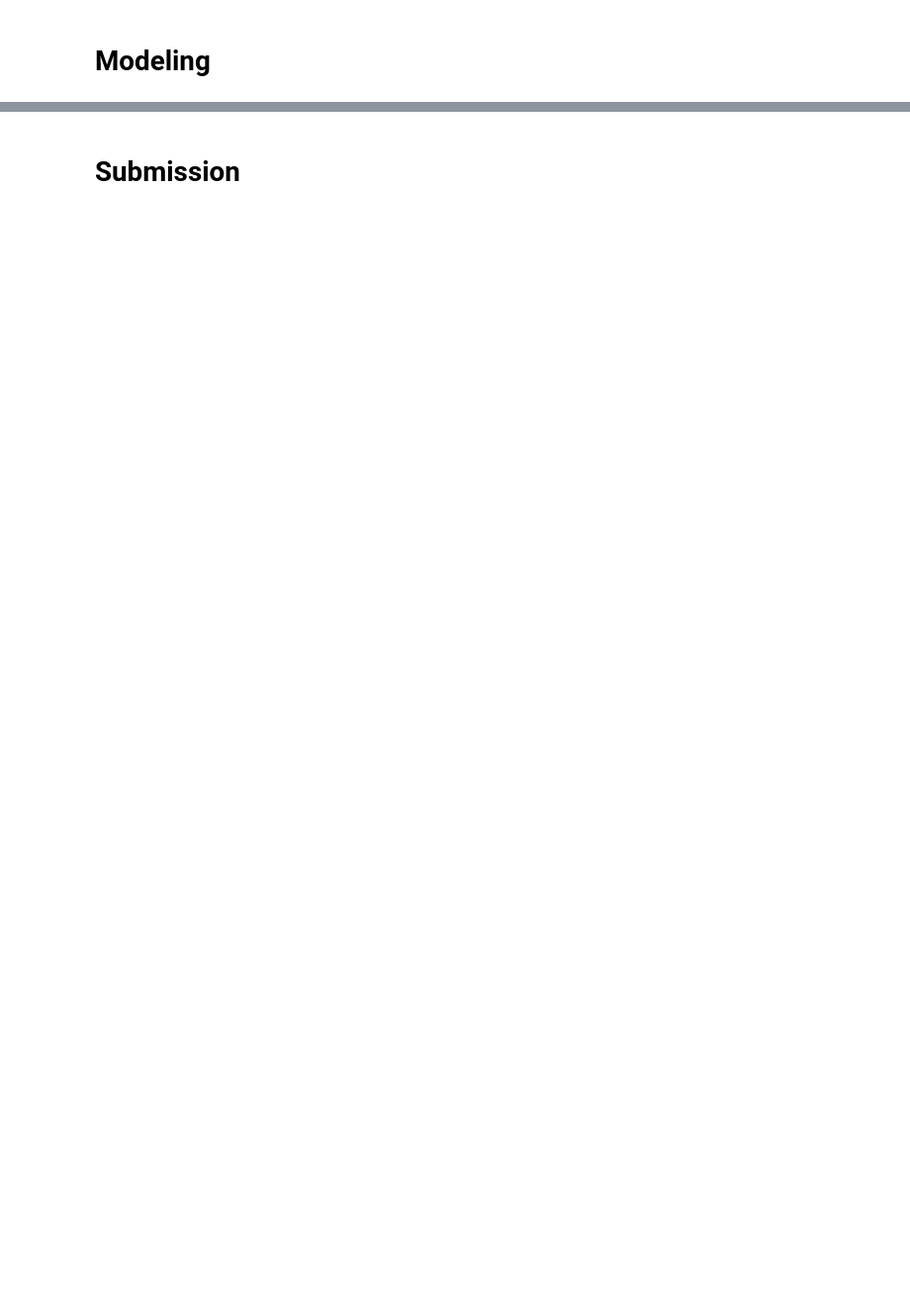
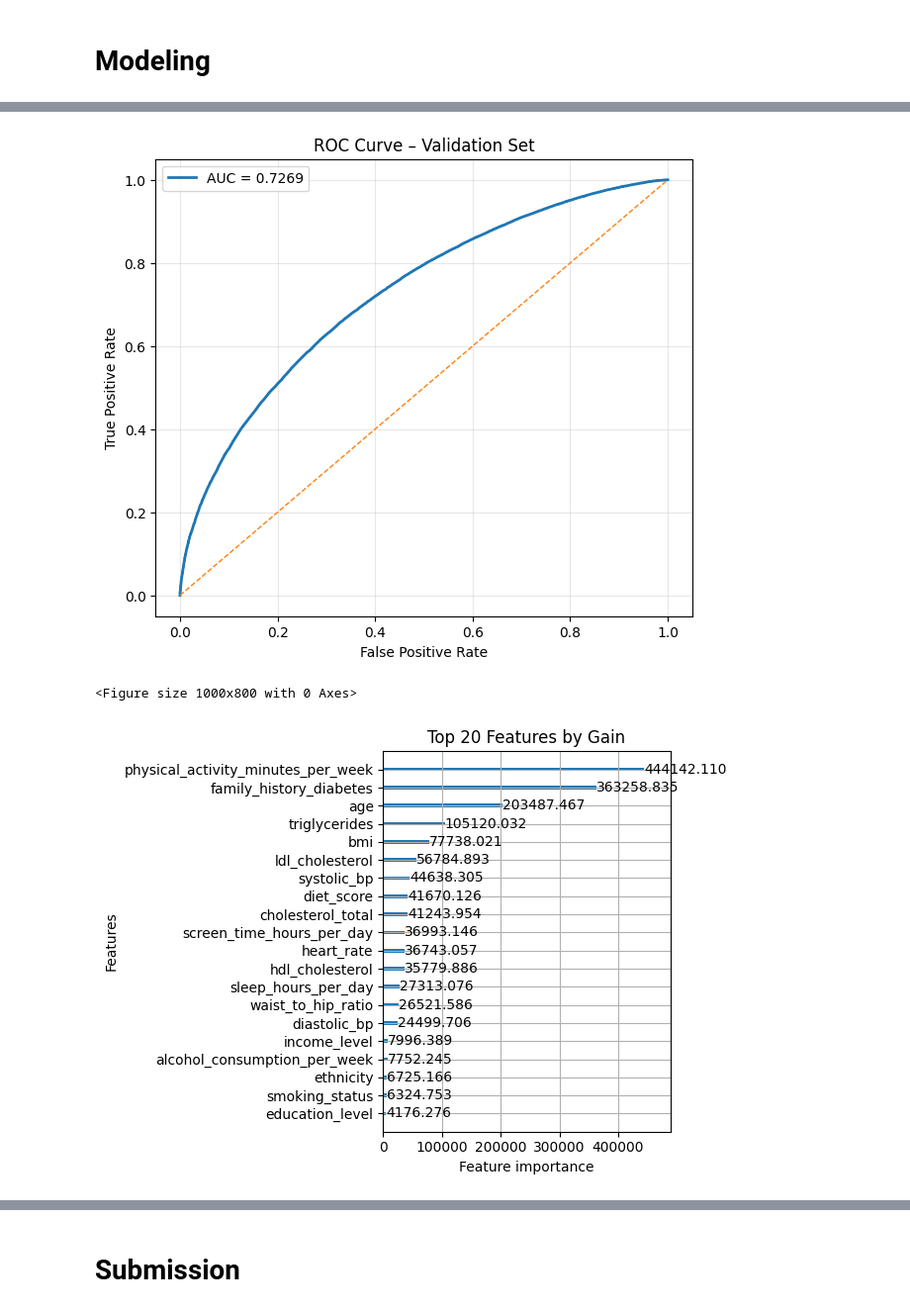
Before and after one commit to vanezp01/datalabs, a Jupyter notebook: Diabetes_Prediction.ipynb, the cells around one changed output, grey strips where cells are left out. Shown at 99% size. Cells and saved outputs as stored; diff of their text form; code cells hidden in the pictures; blank space fills up the shorter version.

Commit message:
Kaggle Notebook | Diabetes Prediction | LGBM | Version 10

```diff
--- a/Diabetes_Prediction.ipynb
+++ b/Diabetes_Prediction.ipynb
@@ -350,0 +311,15 @@ Test set shape after preprocessing: (300000, 24)
+# %%
+from sklearn.model_selection import train_test_split
+from sklearn.preprocessing import LabelEncoder
+
+# Target and exclusions
+target_col = "has_diabetes"
+exclude = ["id", "diagnosed_diabetes", "has_diabetes"]
+
+features = [c for c in df.columns if c not in exclude]
+
+X = df[features].copy()
+y = df[target_col].astype(int)
+
+print("Features used:", len(features))
+print("Target positive rate:", y.mean())
@@ -463,0 +466,42 @@ plt.show()
+# %%
+# ROC curve
+fpr, tpr, _ = roc_curve(y_valid, y_valid_pred)
+
+plt.figure(figsize=(7, 6))
+plt.plot(fpr, tpr, lw=2, label=f"AUC = {auc:.4f}")
+plt.plot([0, 1], [0, 1], linestyle="--", lw=1)
+plt.xlabel("False Positive Rate")
+plt.ylabel("True Positive Rate")
+plt.title("ROC Curve – Validation Set")
+plt.legend()
+plt.grid(alpha=0.3)
+plt.show()
+
+
+# Feature Importance
+plt.figure(figsize=(10, 8))
+lgb.plot_importance(
+    model,
+    importance_type="gain",
+    max_num_features=20
+)
+plt.title("Top 20 Features by Gain")
+plt.tight_layout()
+plt.show()
+
+
+# Confusion Matrix
+fig, ax = plt.subplots(figsize=(5, 4))
+ConfusionMatrixDisplay.from_predictions(
+    y_valid,
+    y_valid_bin,
+    normalize="true",
+    cmap="Blues",
+    ax=ax
+)
+plt.title("Confusion Matrix (Normalized)")
+plt.show()
+# %% [output]
+[figure, added]
+<Figure size 1000x800 with 0 Axes>
+[figure, added]
```
Also changed, not shown: parts of 9 cells of this notebook.
